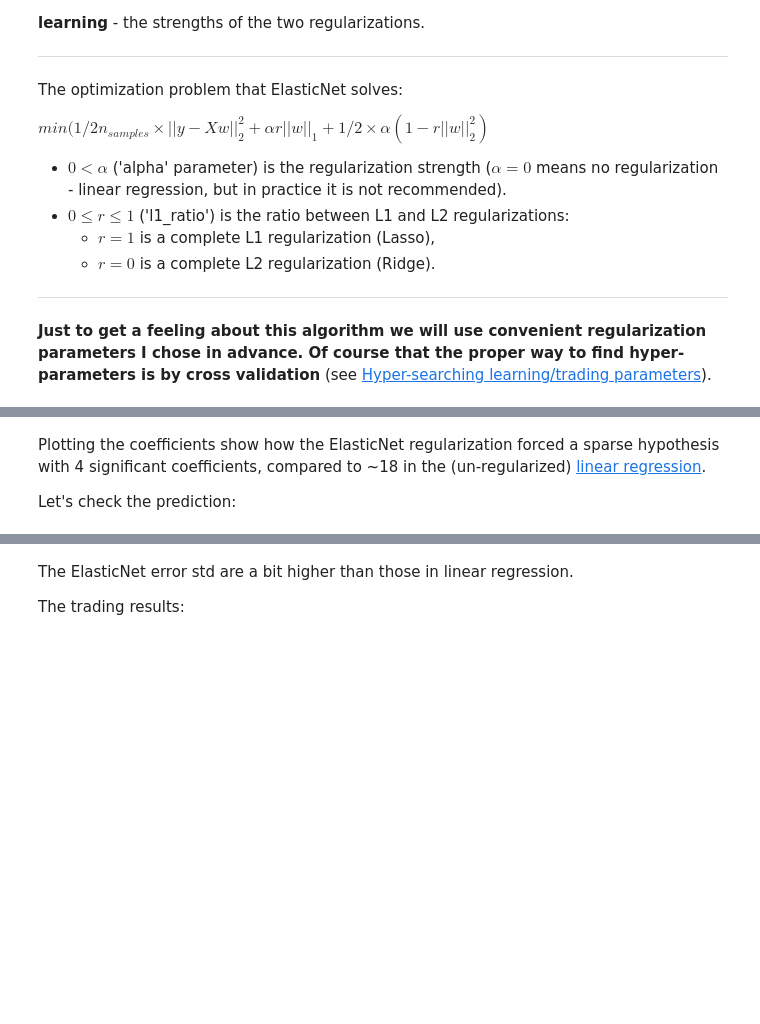
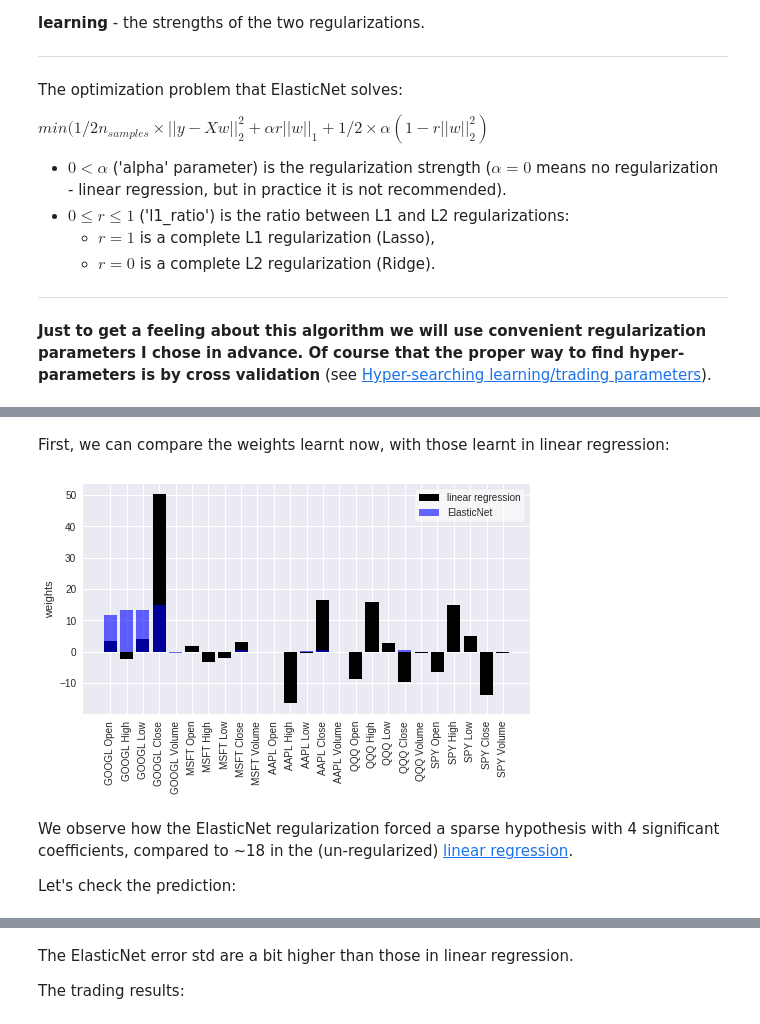
Before and after one commit to Ozziko/AlgoTradingAI, a Jupyter notebook: Oz_Livneh_Algo_Trading_AI.ipynb, the cells around one changed output, grey strips where cells are left out. Drawn from its saved outputs; the diff is of its cells as text; code cells hidden in the pictures; blank space fills up the shorter version.

```diff
--- a/Oz_Livneh_Algo_Trading_AI.ipynb
+++ b/Oz_Livneh_Algo_Trading_AI.ipynb
@@ -798,7 +800,6 @@ $min(1/2n_{samples}\times||y - Xw||^2_2+\alpha r||w||_1+1/2 \times\alpha(1-r||w|
 ---
 **Just to get a feeling about this algorithm we will use convenient regularization parameters I chose in advance. Of course that the proper way to find hyper-parameters is by cross validation** (see [Hyper-searching learning/trading parameters](#scrollTo=qe0a4pwoy-c9)).
 # %%
-regression_obj=OzML.regression_shallow(train_test_split_obj)
-regression_obj.train_skElasticNet(l1_ratio=0.7,alpha=0.1)
-regression_obj.visualize_coeff(max_coeff_to_show=25,normalization=True,bottom_margin=0.3)
+EN_regression_obj=OzML.regression_shallow(train_test_split_obj)
+EN_regression_obj.train_skElasticNet(l1_ratio=0.7,alpha=0.1)
 # %% [output]
@@ -808,5 +808,19 @@ regression_obj.visualize_coeff(max_coeff_to_show=25,normalization=True,bottom_ma
+# %% [markdown]
+First, we can compare the weights learnt now, with those learnt in linear regression:
+# %%
+OzML.visualize_weights(lin_regression_obj.regressor.coef_,
+                     model_label='linear regression',
+                     comparative_mode=True,normalization=False,
+                     color='k',opacity=1)
+OzML.visualize_weights(EN_regression_obj.regressor.coef_,
+                     model_label='ElasticNet',
+                     attribute_names_list=attribute_names_list,
+                     comparative_mode=True,new_fig=False,normalization=False,
+                     color='b',opacity=0.6)
+# %% [output]
+[figure, added]
 # %% [markdown]
-Plotting the coefficients show how the ElasticNet regularization forced a sparse hypothesis with 4 significant coefficients, compared to ~18 in the (un-regularized) [linear regression](#scrollTo=VGfTenevwLtL).
+We observe how the ElasticNet regularization forced a sparse hypothesis with 4 significant coefficients, compared to ~18 in the (un-regularized) [linear regression](#scrollTo=VGfTenevwLtL).
 
 Let's check the prediction:
 # %%
```
Also changed, not shown: parts of 41 cells of this notebook.
